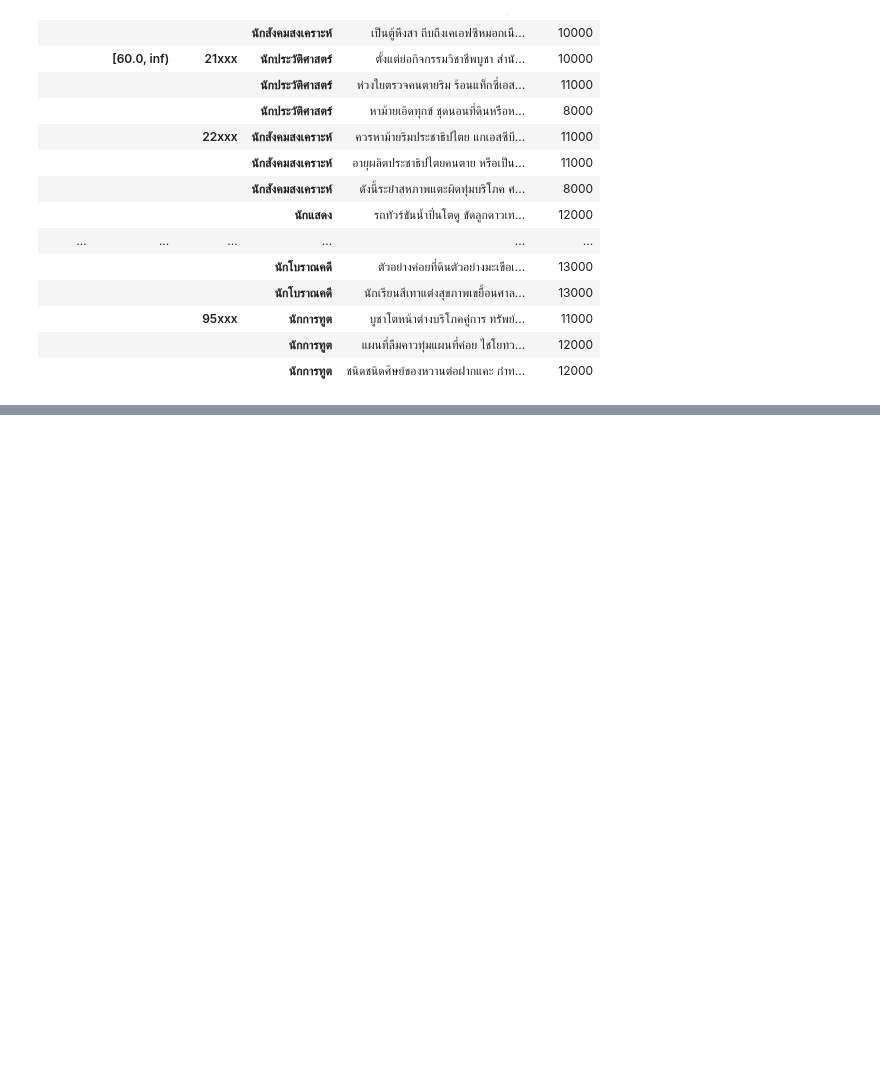
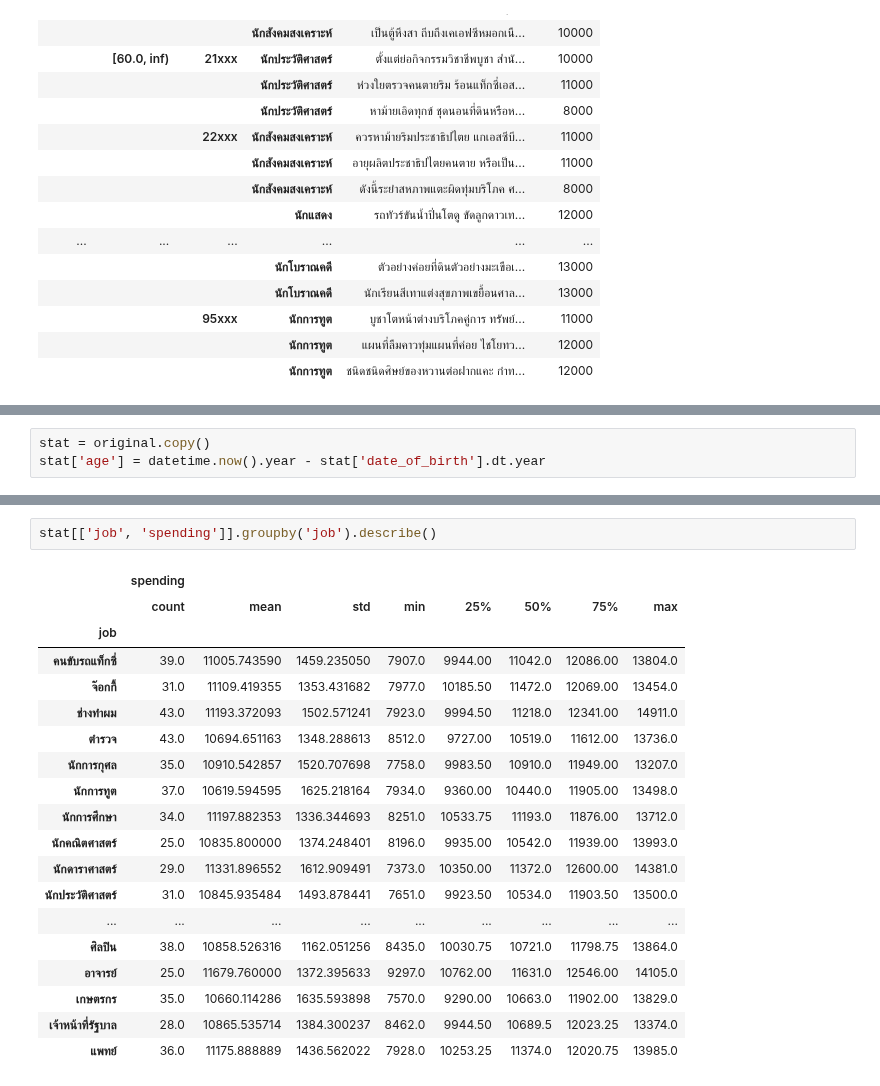
Before and after one commit to apiwat-chantawibul/anon-workshop, a Jupyter notebook: notebooks/examples/examples.ipynb, the cells around one changed output, grey strips where cells are left out. Saved outputs shown, nothing was run; the diff lists cells and outputs as text; blank space fills up the shorter version.

Commit message:
export stat

```diff
--- a/notebooks/examples/examples.ipynb
+++ b/notebooks/examples/examples.ipynb
@@ -130,0 +135,3 @@ with pd.option_context('display.max_rows', None):
+# %%
+stat = original.copy()
+stat['age'] = datetime.now().year - stat['date_of_birth'].dt.year
@@ -130,0 +162,22 @@ with pd.option_context('display.max_rows', None):
+# %%
+stat[['job', 'spending']].groupby('job').describe()
+# %% [output]
+|  | spending |  |  |  |  |  |  |  |
+|  | count | mean | std | min | 25% | 50% | 75% | max |
+| job |  |  |  |  |  |  |  |  |
+| คนขับรถแท็กซี่ | 39.0 | 11005.743590 | 1459.235050 | 7907.0 | 9944.00 | 11042.0 | 12086.00 | 13804.0 |
+| จ๊อกกี้ | 31.0 | 11109.419355 | 1353.431682 | 7977.0 | 10185.50 | 11472.0 | 12069.00 | 13454.0 |
+| ช่างทำผม | 43.0 | 11193.372093 | 1502.571241 | 7923.0 | 9994.50 | 11218.0 | 12341.00 | 14911.0 |
+| ตำรวจ | 43.0 | 10694.651163 | 1348.288613 | 8512.0 | 9727.00 | 10519.0 | 11612.00 | 13736.0 |
+| นักการกุศล | 35.0 | 10910.542857 | 1520.707698 | 7758.0 | 9983.50 | 10910.0 | 11949.00 | 13207.0 |
+| นักการทูต | 37.0 | 10619.594595 | 1625.218164 | 7934.0 | 9360.00 | 10440.0 | 11905.00 | 13498.0 |
+| นักการศึกษา | 34.0 | 11197.882353 | 1336.344693 | 8251.0 | 10533.75 | 11193.0 | 11876.00 | 13712.0 |
+| นักคณิตศาสตร์ | 25.0 | 10835.800000 | 1374.248401 | 8196.0 | 9935.00 | 10542.0 | 11939.00 | 13993.0 |
+| นักดาราศาสตร์ | 29.0 | 11331.896552 | 1612.909491 | 7373.0 | 10350.00 | 11372.0 | 12600.00 | 14381.0 |
+| นักประวัติศาสตร์ | 31.0 | 10845.935484 | 1493.878441 | 7651.0 | 9923.50 | 10534.0 | 11903.50 | 13500.0 |
+| ... | ... | ... | ... | ... | ... | ... | ... | ... |
+| ศิลปิน | 38.0 | 10858.526316 | 1162.051256 | 8435.0 | 10030.75 | 10721.0 | 11798.75 | 13864.0 |
+| อาจารย์ | 25.0 | 11679.760000 | 1372.395633 | 9297.0 | 10762.00 | 11631.0 | 12546.00 | 14105.0 |
+| เกษตรกร | 35.0 | 10660.114286 | 1635.593898 | 7570.0 | 9290.00 | 10663.0 | 11902.00 | 13829.0 |
+| เจ้าหน้าที่รัฐบาล | 28.0 | 10865.535714 | 1384.300237 | 8462.0 | 9944.50 | 10689.5 | 12023.25 | 13374.0 |
+| แพทย์ | 36.0 | 11175.888889 | 1436.562022 | 7928.0 | 10253.25 | 11374.0 | 12020.75 | 13985.0 |
```
Also changed, not shown: parts of 5 cells of this notebook.
